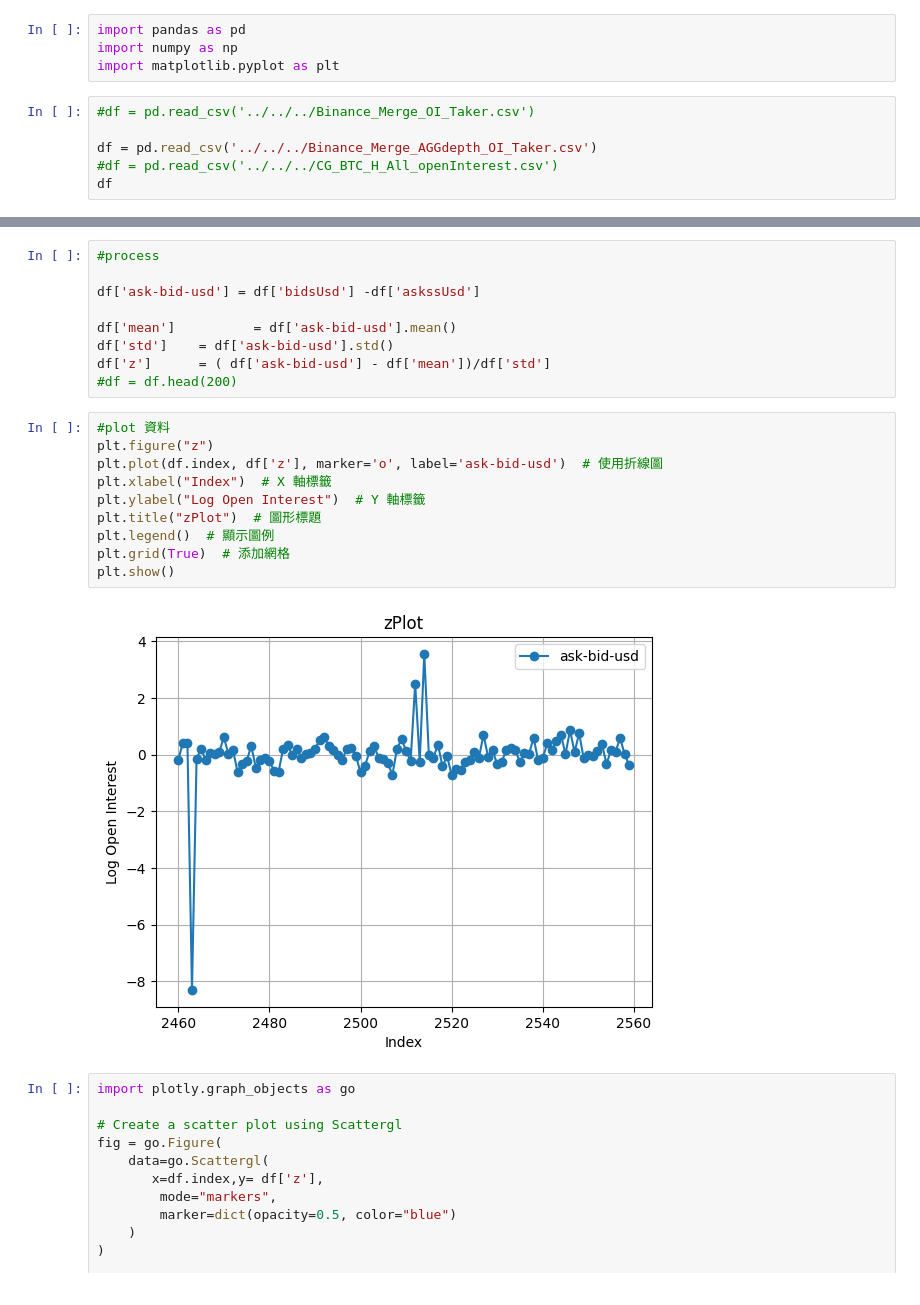
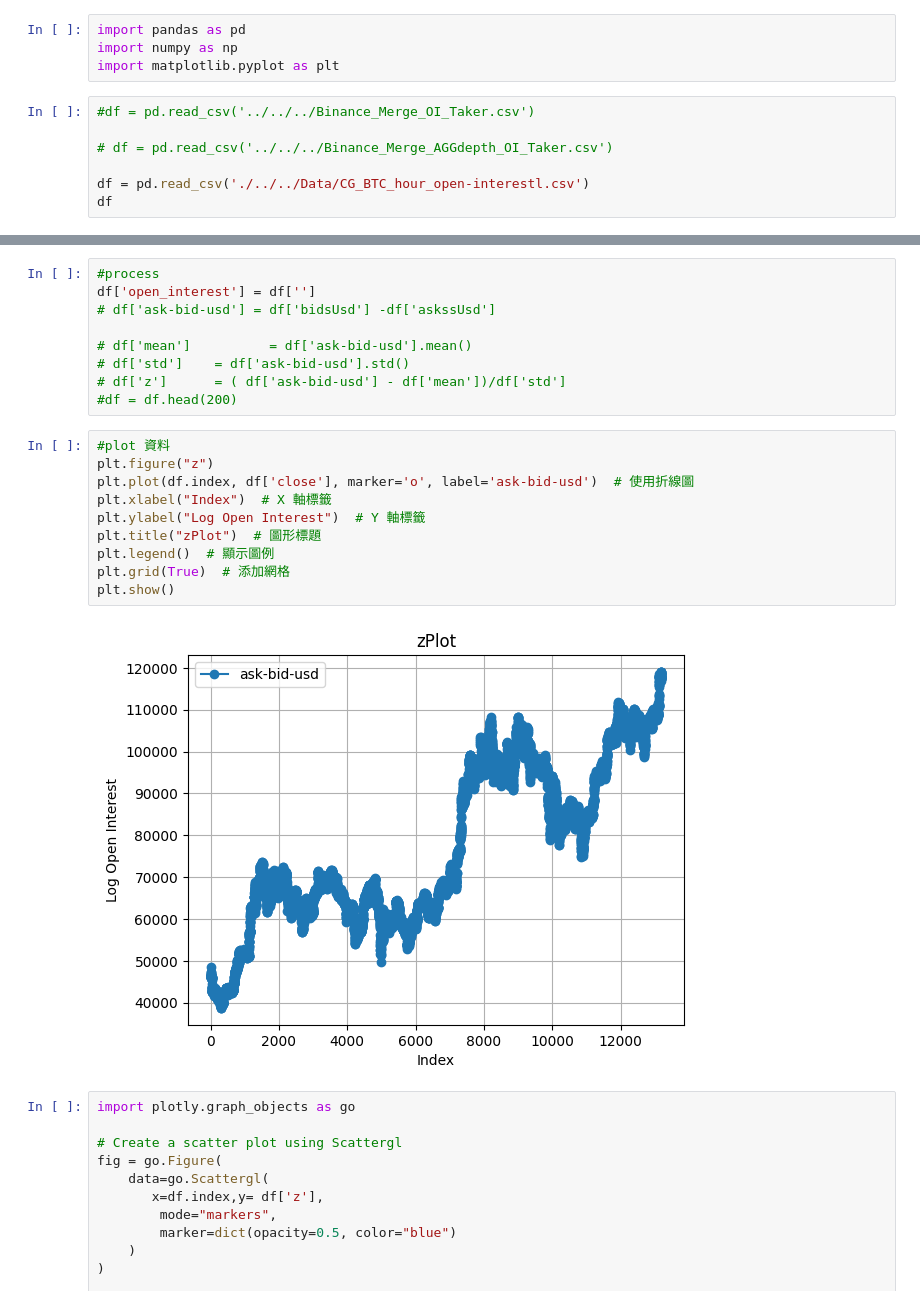
Before and after one commit to cheehan2388/Quant, a Jupyter notebook: Data/Distribution/plot.ipynb, the cells around one changed output, grey strips where cells are left out. Cells and saved outputs as stored; diff of their text form.

```diff
--- a/Data/Distribution/plot.ipynb
+++ b/Data/Distribution/plot.ipynb
@@ -5,7 +5,8 @@ import matplotlib.pyplot as plt
 # %%
 #df = pd.read_csv('../../../Binance_Merge_OI_Taker.csv')
 
-df = pd.read_csv('../../../Binance_Merge_AGGdepth_OI_Taker.csv')
-#df = pd.read_csv('../../../CG_BTC_H_All_openInterest.csv')
+# df = pd.read_csv('../../../Binance_Merge_AGGdepth_OI_Taker.csv')
+
+df = pd.read_csv('./../../Data/CG_BTC_hour_open-interestl.csv')
 df
 # %% [output]
@@ -25,24 +26,24 @@ df
 # %%
 #process
+df['open_interest'] = df['']
+# df['ask-bid-usd'] = df['bidsUsd'] -df['askssUsd']
 
-df['ask-bid-usd'] = df['bidsUsd'] -df['askssUsd']
-
-df['mean']          = df['ask-bid-usd'].mean()
-df['std']    = df['ask-bid-usd'].std()
-df['z']      = ( df['ask-bid-usd'] - df['mean'])/df['std']
+# df['mean']          = df['ask-bid-usd'].mean()
+# df['std']    = df['ask-bid-usd'].std()
+# df['z']      = ( df['ask-bid-usd'] - df['mean'])/df['std']
 #df = df.head(200)
 # %%
 #plot 資料
 plt.figure("z")
-plt.plot(df.index, df['z'], marker='o', label='ask-bid-usd')  # 使用折線圖
+plt.plot(df.index, df['close'], marker='o', label='ask-bid-usd')  # 使用折線圖
 plt.xlabel("Index")  # X 軸標籤
 plt.ylabel("Log Open Interest")  # Y 軸標籤
 plt.title("zPlot")  # 圖形標題
 plt.legend()  # 顯示圖例
 plt.grid(True)  # 添加網格
 plt.show()
 # %% [output]
-[figure, old version]
+[figure, new version]
 # %%
 import plotly.graph_objects as go
 
```
Also changed, not shown: parts of 1 cell of this notebook, 41 other files.
